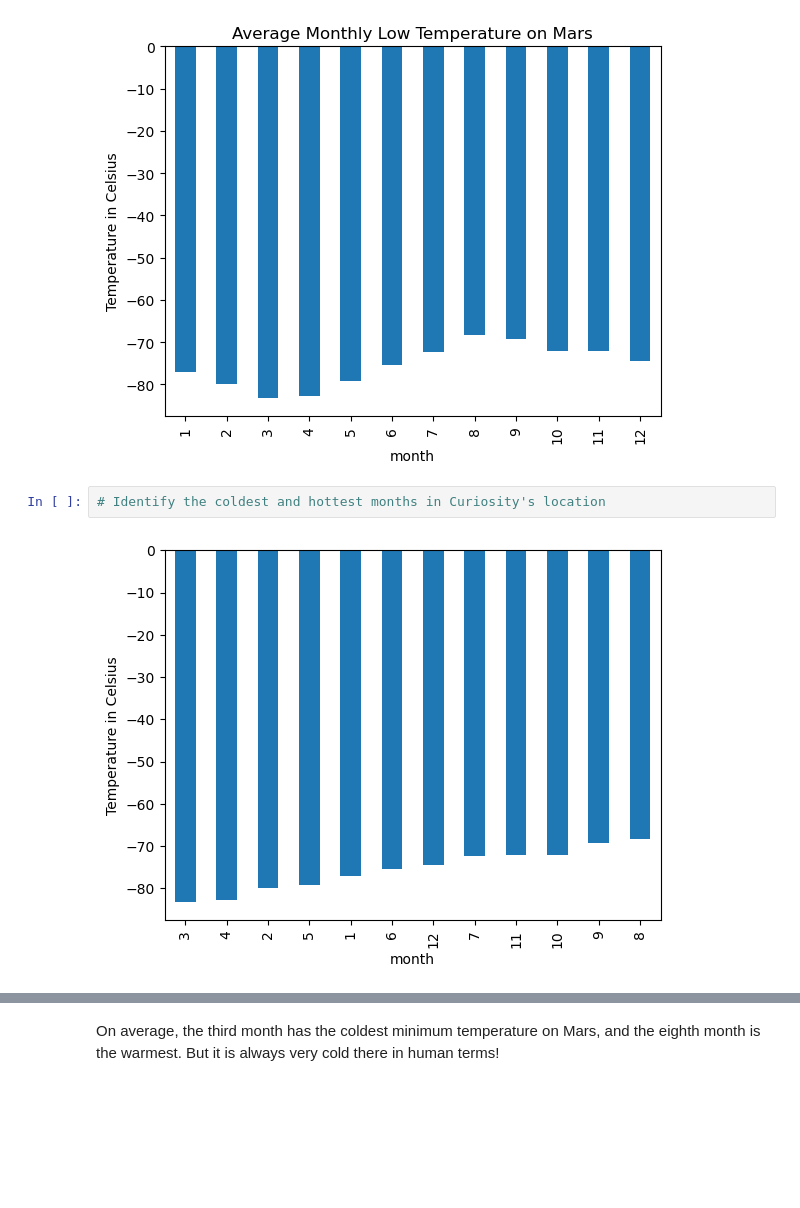
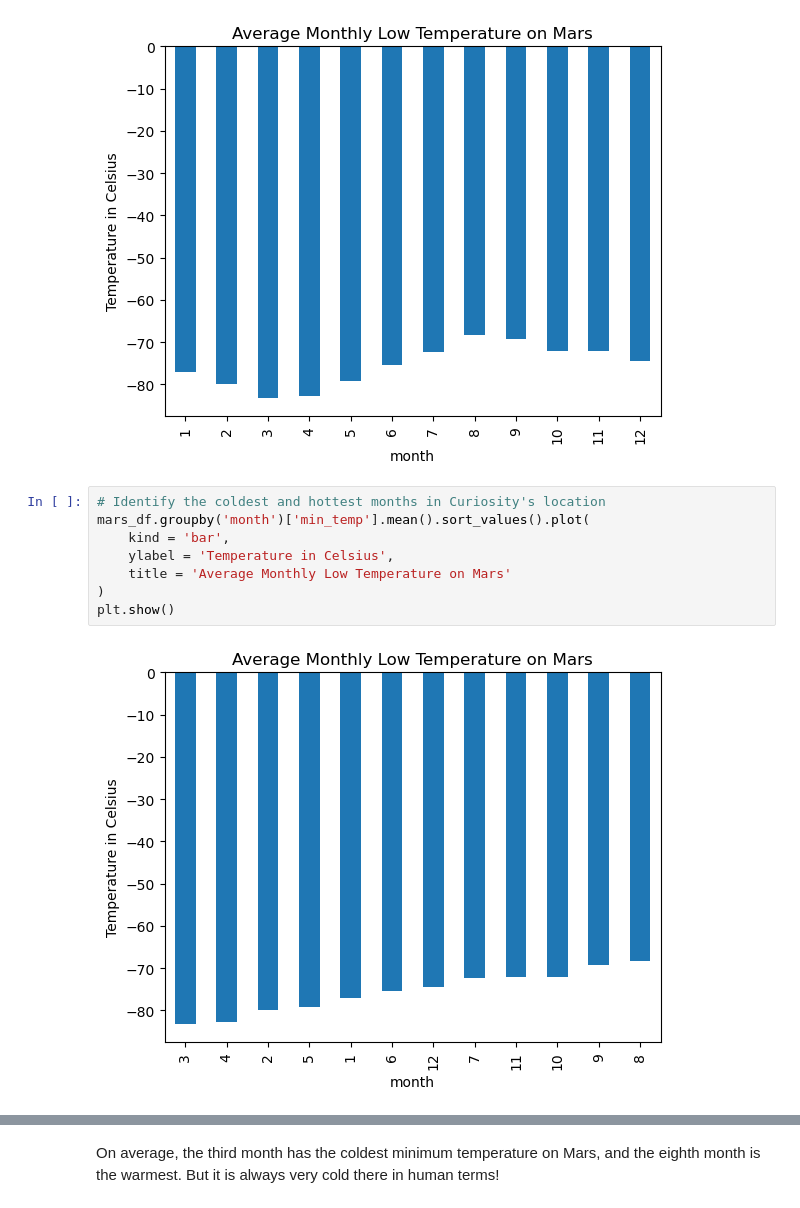
Before and after one commit to bryanpijohnson/webscraping-challenge, a Jupyter notebook: Mars Files/part_2_mars_weather.ipynb, the cells around one changed output, grey strips where cells are left out. Drawn from its saved outputs; the diff is of its cells as text; blank space fills up the shorter version.

```diff
--- a/Mars Files/part_2_mars_weather.ipynb
+++ b/Mars Files/part_2_mars_weather.ipynb
@@ -202,7 +202,13 @@ plt.show()
 [figure]
 # %%
 # Identify the coldest and hottest months in Curiosity's location
+mars_df.groupby('month')['min_temp'].mean().sort_values().plot(
+    kind = 'bar',
+    ylabel = 'Temperature in Celsius',
+    title = 'Average Monthly Low Temperature on Mars'
+)
+plt.show()
 # %% [output]
-[figure, old version]
+[figure, new version]
 # %%
 # 4. Average pressure by Martian month
```
Also changed, not shown: parts of 7 cells of this notebook, 1 other file.
